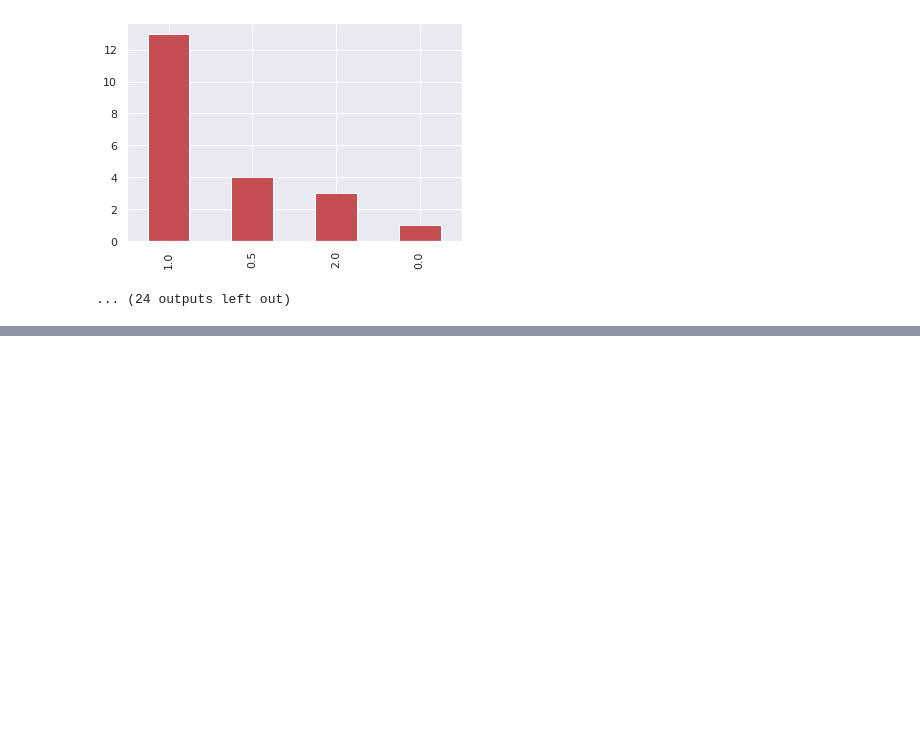
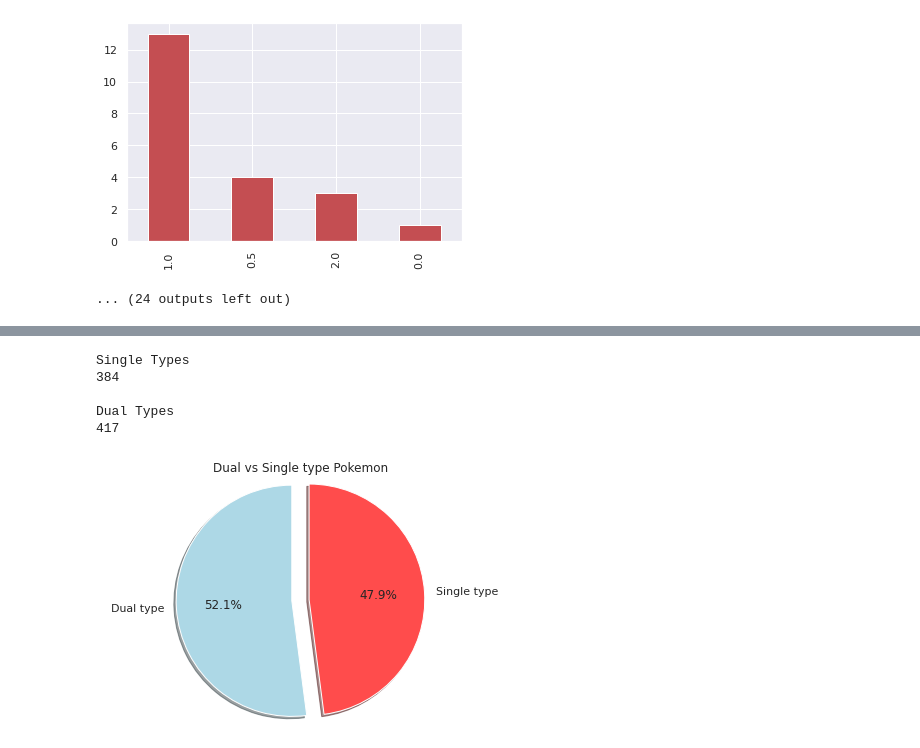
Before and after one commit to Shaheer-Imam/Data-Science, a Jupyter notebook: Pokemon_Data_Analysis.ipynb, the cells around one changed output, grey strips where cells are left out. Drawn from its saved outputs; the diff is of its cells as text; code cells hidden in the pictures; blank space fills up the shorter version.

```diff
--- a/Pokemon_Data_Analysis.ipynb
+++ b/Pokemon_Data_Analysis.ipynb
@@ -389,0 +427,38 @@ against_fight
+# %%
+single_types = []
+dual_types = []
+
+count = 0
+for i in data.index:
+    if(pd.isnull(data.type2[i]) == True):
+        count += 1
+        single_types.append(data.name[i])
+    else:
+        dual_types.append(data.name[i])
+print('Single Types')
+print(len(single_types))
+print('\nDual Types')
+print(len(dual_types))
+
+data = [417, 384]
+colors = ['lightblue', '#ff4c4c']
+
+plt.pie(data,
+        labels= ['Dual type', 'Single type'],
+        shadow=True,
+        colors=colors,
+        explode=(0, 0.15),
+        startangle=90,
+        autopct='%1.1f%%')
+
+plt.axis('equal')
+plt.title('Dual vs Single type Pokemon')
+plt.tight_layout()
+plt.show()
+# %% [output]
+Single Types
+384
+
+Dual Types
+417
+[figure, added]
```
Also changed, not shown: parts of 9 cells of this notebook.
